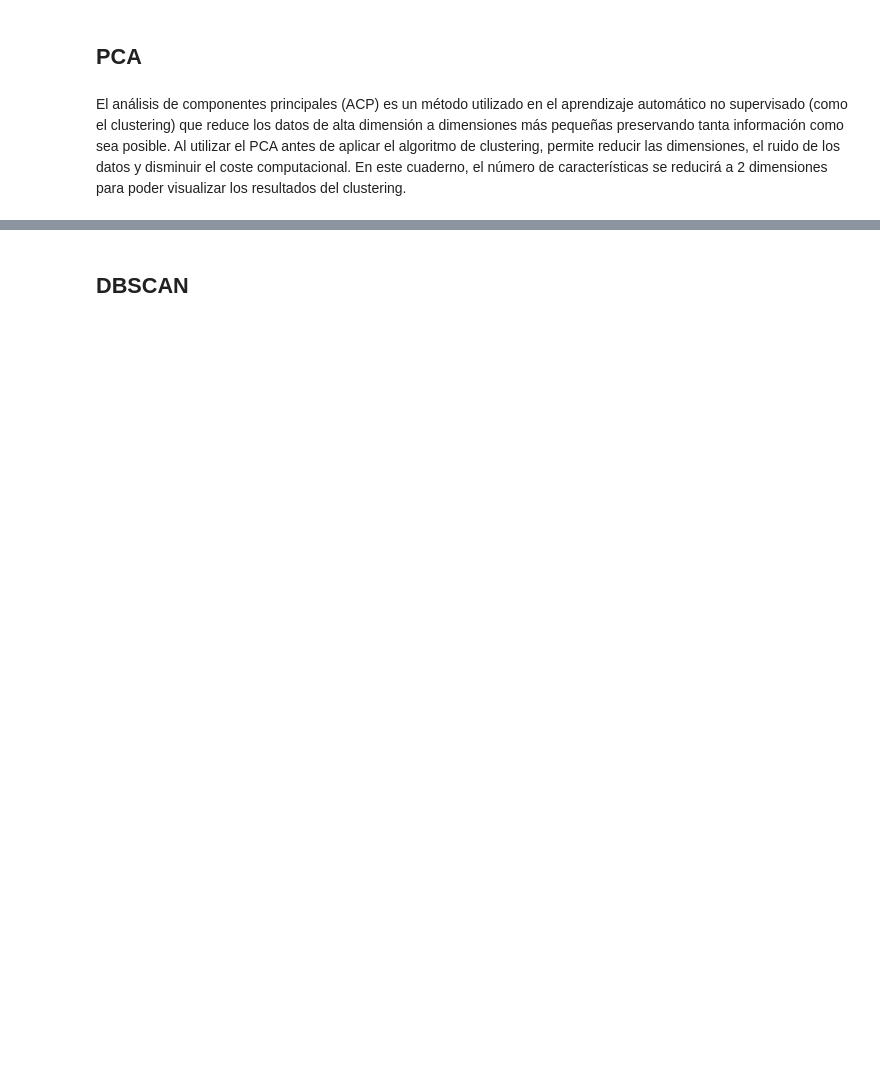
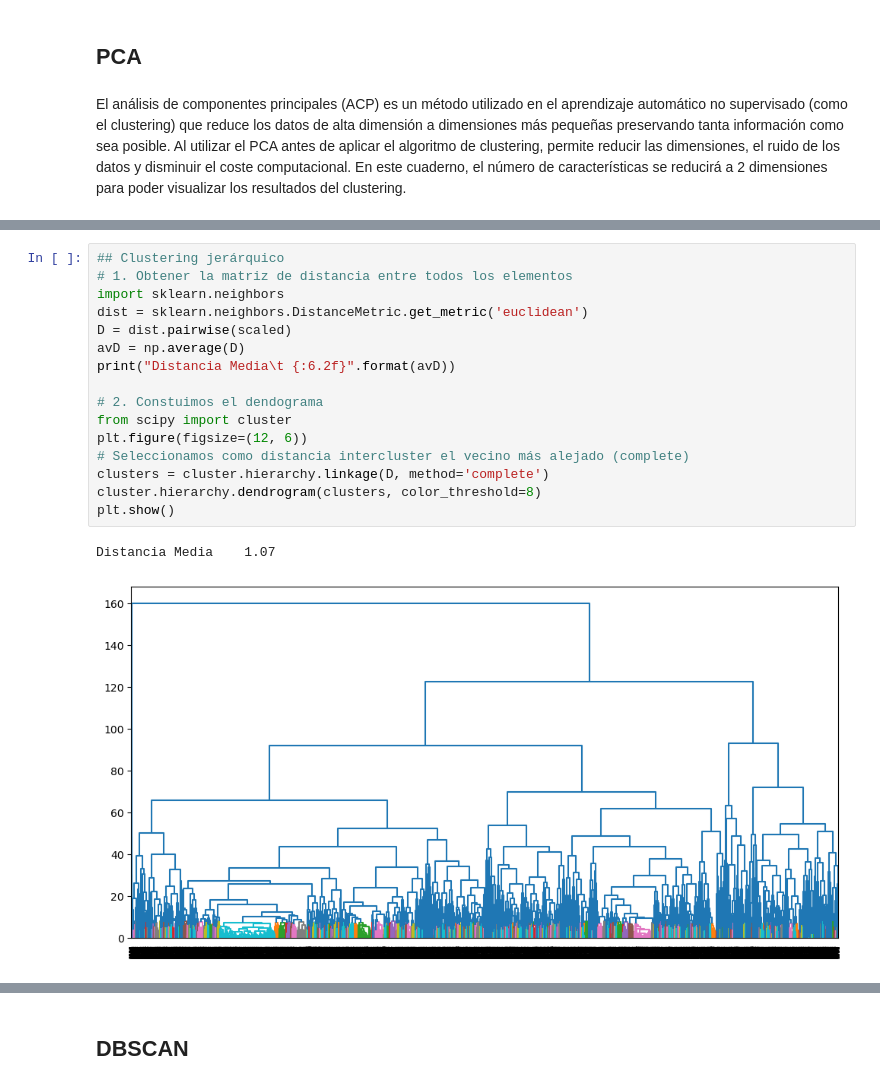
Before and after one commit to pablopuch/segmentacion_clientes, a Jupyter notebook: clients.ipynb, the cells around one changed output, grey strips where cells are left out. Saved outputs shown, nothing was run; the diff lists cells and outputs as text; blank space fills up the shorter version.

```diff
--- a/clients.ipynb
+++ b/clients.ipynb
@@ -180,0 +194,19 @@ pd.DataFrame(np.matrix.transpose(pca.components_), columns=['PC-1', 'PC-2'], ind
+# %%
+## Clustering jerárquico
+# 1. Obtener la matriz de distancia entre todos los elementos
+import sklearn.neighbors
+dist = sklearn.neighbors.DistanceMetric.get_metric('euclidean')
+D = dist.pairwise(scaled)
+avD = np.average(D)
+print("Distancia Media\t {:6.2f}".format(avD))
+
+# 2. Constuimos el dendograma
+from scipy import cluster
+plt.figure(figsize=(12, 6))
+# Seleccionamos como distancia intercluster el vecino más alejado (complete)
+clusters = cluster.hierarchy.linkage(D, method='complete')
+cluster.hierarchy.dendrogram(clusters, color_threshold=8)
+plt.show()
+# %% [output]
+Distancia Media    1.07
+[figure, added]
```
Also changed, not shown: parts of 25 cells of this notebook.
